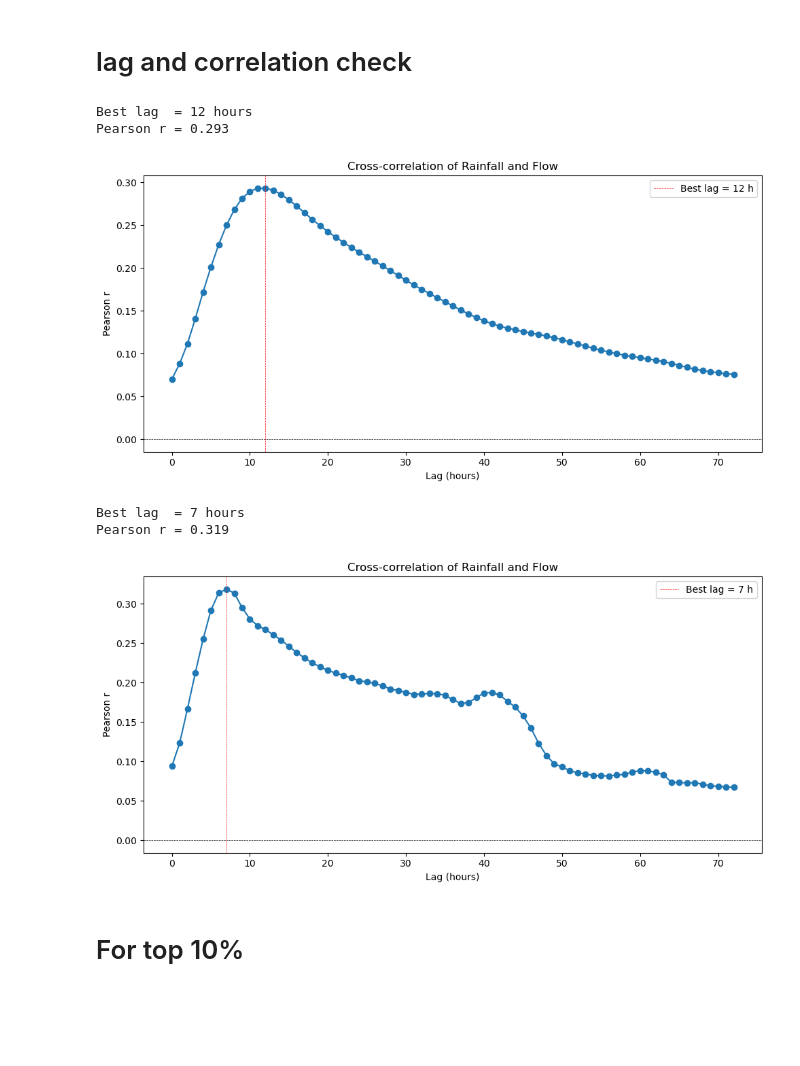
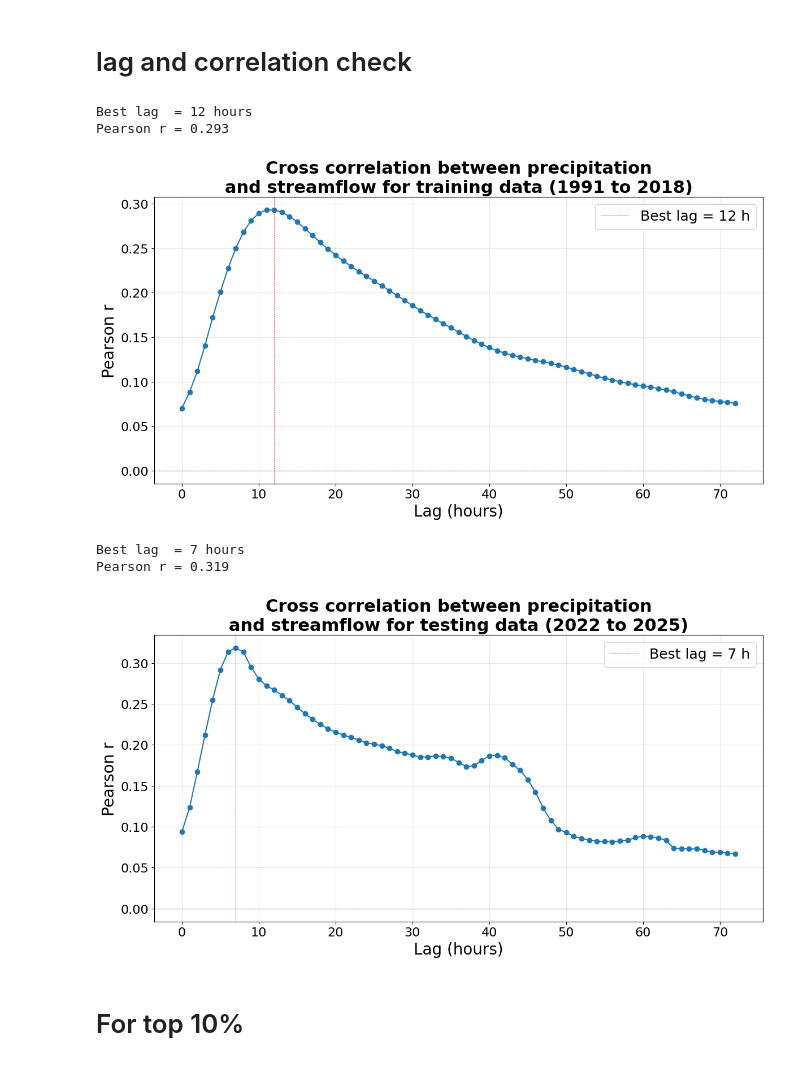
Before and after one commit to qxc101/StreamForcasting, a Jupyter notebook: data_correlation.ipynb, the cells around one changed output. Cells and saved outputs as stored; diff of their text form; code cells hidden in the pictures; blank space fills up the shorter version.

Commit message:
changed plotting specifications

```diff
--- a/data_correlation.ipynb
+++ b/data_correlation.ipynb
@@ -1,10 +1,6 @@
 # %% [markdown]
 # lag and correlation check
 # %%
-import pandas as pd
-import numpy as np
-
-
 df = (
     pd.read_csv(
         "datasets/SMFV2_Data_withbasin.csv",
@@ -14,39 +10,43 @@ df = (
     .set_index("Time")[["MAP (IN)", "QR (CFS)"]]
 )
 
 df = df.dropna(how="any")
 df = df[:236588]
 
 
 max_lag = 72
 corrs = {}
 
 for lag in range(max_lag + 1):
     r = df["MAP (IN)"].shift(lag).corr(df["QR (CFS)"])
     corrs[lag] = r
 
 corrs = pd.Series(corrs).dropna()
 best_lag = corrs.idxmax()
 best_r   = corrs.loc[best_lag]
 
 print(f"Best lag  = {best_lag} hours")
 print(f"Pearson r = {best_r:.3f}")
 
 import matplotlib.pyplot as plt
-plt.figure(figsize=(10, 5))
-corrs.plot(marker="o", title="Cross-correlation of Rainfall and Flow")
-plt.xlabel("Lag (hours)")
-plt.ylabel("Pearson r")
+import matplotlib.pyplot as plt
+plt.figure(figsize=(12, 6))
+corrs.plot(marker="o")
+plt.grid(True, alpha=0.3)
+plt.xlabel("Lag (hours)", fontsize=20)
+plt.ylabel("Pearson r", fontsize=20)
 plt.axhline(0, color="black", lw=0.5, ls="--")
 plt.axvline(best_lag, color="red", lw=0.5, ls="--", label=f"Best lag = {best_lag} h")
-plt.legend()
+plt.legend(fontsize=18)
+plt.tick_params(axis='both', which='major', labelsize=16)
 plt.tight_layout()
+plt.title("Cross correlation between precipitation\nand streamflow for training data (1991 to 2018)", fontsize=22, fontweight='bold')
 plt.savefig("cross_correlation_plot.png")
 plt.show()
 # %% [output]
 Best lag  = 12 hours
 Pearson r = 0.293
-[figure, old version]
+[figure, new version]
 # %%
 import pandas as pd
 import numpy as np
@@ -66,7 +66,7 @@ df = df[236588+23658:]
 max_lag = 72
 corrs = {}
 
-for lag in range(max_lag + 1):                      #
+for lag in range(max_lag + 1):
     r = df["MAP (IN)"].shift(lag).corr(df["QR (CFS)"])
     corrs[lag] = r
 
@@ -78,20 +78,24 @@ print(f"Best lag  = {best_lag} hours")
 print(f"Pearson r = {best_r:.3f}")
 
 import matplotlib.pyplot as plt
-plt.figure(figsize=(10, 5))
-corrs.plot(marker="o", title="Cross-correlation of Rainfall and Flow")
-plt.xlabel("Lag (hours)")
-plt.ylabel("Pearson r")
+import matplotlib.pyplot as plt
+plt.figure(figsize=(12, 6))
+corrs.plot(marker="o")
+plt.grid(True, alpha=0.3)
+plt.xlabel("Lag (hours)", fontsize=20)
+plt.ylabel("Pearson r", fontsize=20)
 plt.axhline(0, color="black", lw=0.5, ls="--")
 plt.axvline(best_lag, color="red", lw=0.5, ls="--", label=f"Best lag = {best_lag} h")
-plt.legend()
+plt.legend(fontsize=18)
+plt.tick_params(axis='both', which='major', labelsize=16)
 plt.tight_layout()
+plt.title("Cross correlation between precipitation\nand streamflow for testing data (2022 to 2025)", fontsize=22, fontweight='bold')
 plt.savefig("cross_correlation_plot.png")
 plt.show()
 # %% [output]
 Best lag  = 7 hours
 Pearson r = 0.319
-[figure, old version]
+[figure, new version]
 # %% [markdown]
 # For top 10%
 # %%
```
Also changed, not shown: 3 other files.
